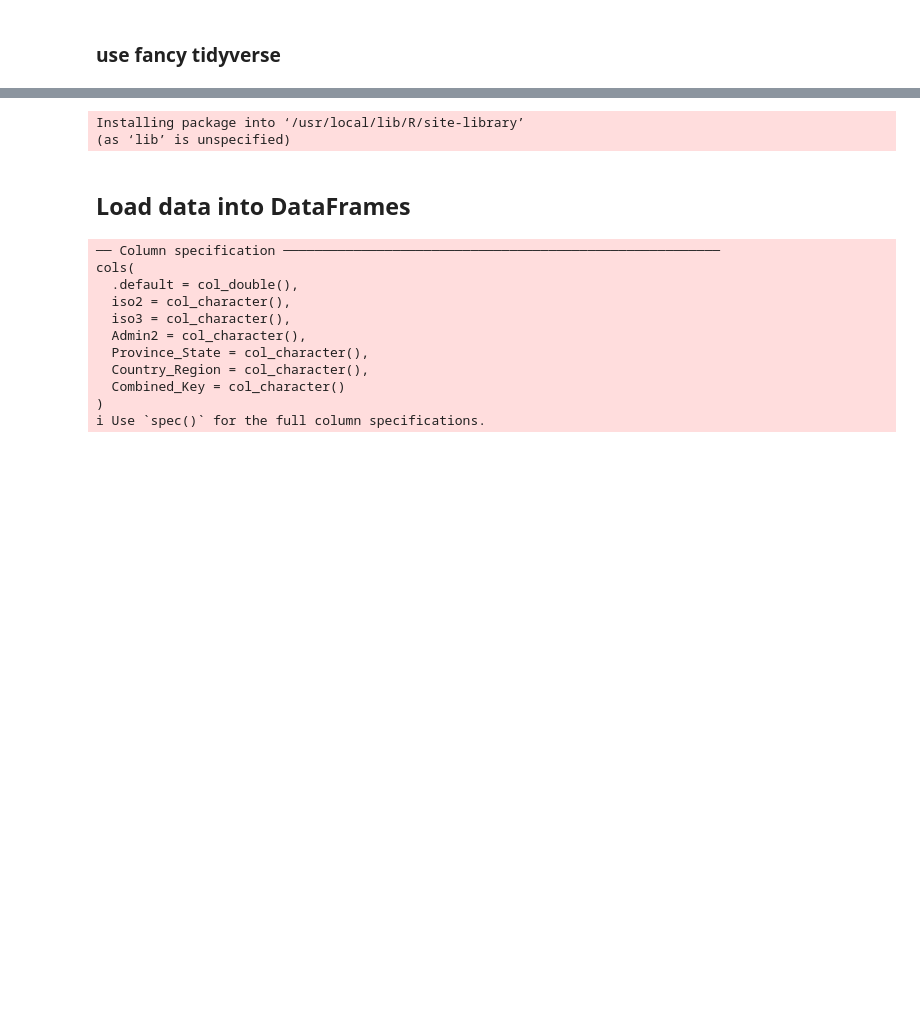
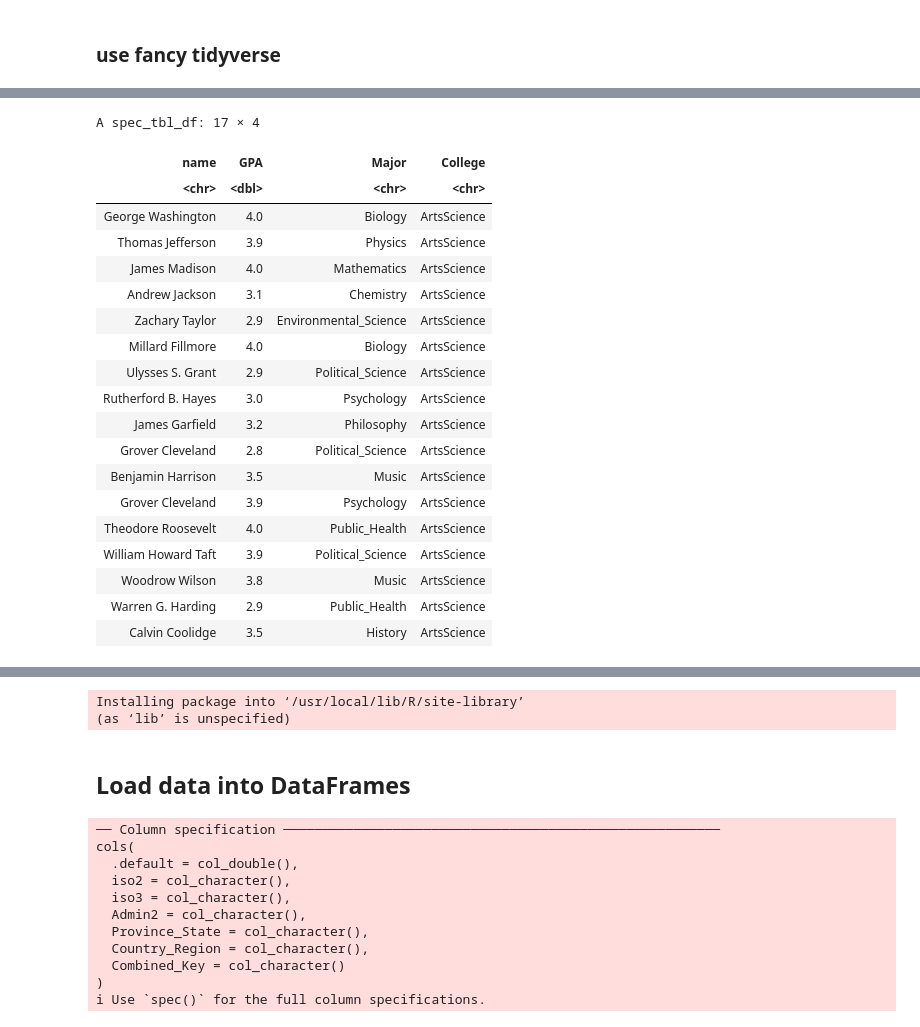
Before and after one commit to hongqin/Use-R-in-CoLab, a Jupyter notebook: Learn_R_county_Covid19.ipynb, the cells around one changed output, grey strips where cells are left out. Saved outputs shown, nothing was run; the diff lists cells and outputs as text; code cells hidden in the pictures; blank space fills up the shorter version.

```diff
--- a/Learn_R_county_Covid19.ipynb
+++ b/Learn_R_county_Covid19.ipynb
@@ -349,0 +358,23 @@ A tibble: 12 × 2
+# %%
+tb %>% filter (College == "ArtsScience")
+# %% [output]
+A spec_tbl_df: 17 × 4
+| name | GPA | Major | College |
+| <chr> | <dbl> | <chr> | <chr> |
+| George Washington | 4.0 | Biology | ArtsScience |
+| Thomas Jefferson | 3.9 | Physics | ArtsScience |
+| James Madison | 4.0 | Mathematics | ArtsScience |
+| Andrew Jackson | 3.1 | Chemistry | ArtsScience |
+| Zachary Taylor | 2.9 | Environmental_Science | ArtsScience |
+| Millard Fillmore | 4.0 | Biology | ArtsScience |
+| Ulysses S. Grant | 2.9 | Political_Science | ArtsScience |
+| Rutherford B. Hayes | 3.0 | Psychology | ArtsScience |
+| James Garfield | 3.2 | Philosophy | ArtsScience |
+| Grover Cleveland | 2.8 | Political_Science | ArtsScience |
+| Benjamin Harrison | 3.5 | Music | ArtsScience |
+| Grover Cleveland | 3.9 | Psychology | ArtsScience |
+| Theodore Roosevelt | 4.0 | Public_Health | ArtsScience |
+| William Howard Taft | 3.9 | Political_Science | ArtsScience |
+| Woodrow Wilson | 3.8 | Music | ArtsScience |
+| Warren G. Harding | 2.9 | Public_Health | ArtsScience |
+| Calvin Coolidge | 3.5 | History | ArtsScience |
```
Also changed, not shown: parts of 18 cells of this notebook.
